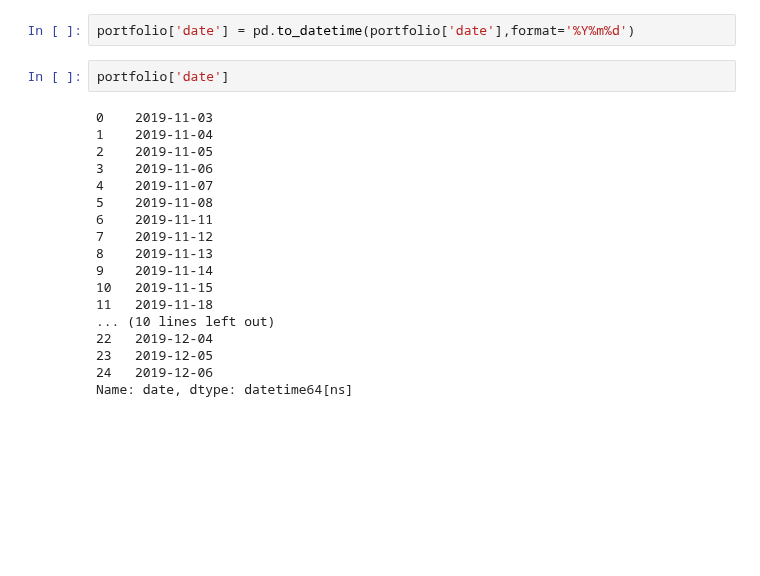
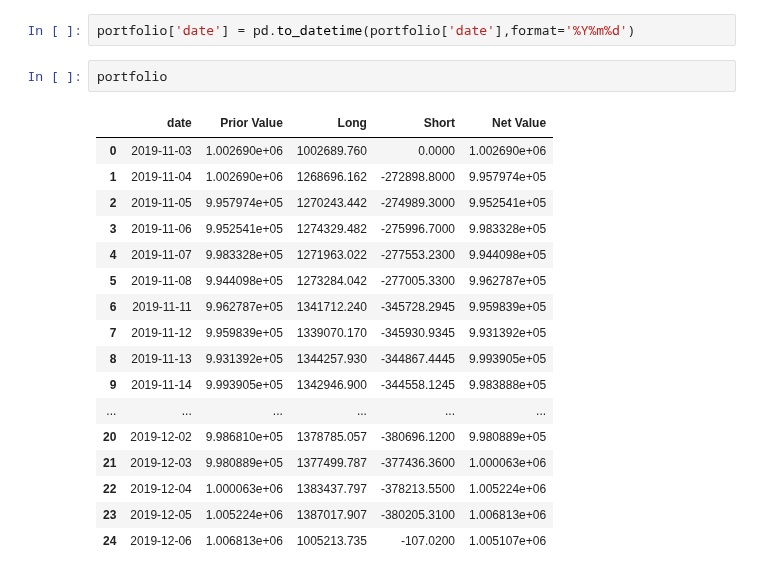
Before and after one commit to wuchenyu38/MA574_Portfolio-Valuation-and-Risk-Management, a Jupyter notebook: src/report.ipynb, the cells around one changed output. Saved outputs shown, nothing was run; the diff lists cells and outputs as text; blank space fills up the shorter version.

```diff
--- a/src/report.ipynb
+++ b/src/report.ipynb
@@ -38,25 +38,25 @@ filecsv_list
 # %%
 portfolio['date'] = pd.to_datetime(portfolio['date'],format='%Y%m%d')
 # %%
-portfolio['date']
+portfolio
 # %% [output]
-0    2019-11-03
-1    2019-11-04
-2    2019-11-05
-3    2019-11-06
-4    2019-11-07
-5    2019-11-08
-6    2019-11-11
-7    2019-11-12
-8    2019-11-13
-9    2019-11-14
-10   2019-11-15
-11   2019-11-18
-... (10 lines left out)
-22   2019-12-04
-23   2019-12-05
-24   2019-12-06
-Name: date, dtype: datetime64[ns]
+|  | date | Prior Value | Long | Short | Net Value |
+| 0 | 2019-11-03 | 1.002690e+06 | 1002689.760 | 0.0000 | 1.002690e+06 |
+| 1 | 2019-11-04 | 1.002690e+06 | 1268696.162 | -272898.8000 | 9.957974e+05 |
+| 2 | 2019-11-05 | 9.957974e+05 | 1270243.442 | -274989.3000 | 9.952541e+05 |
+| 3 | 2019-11-06 | 9.952541e+05 | 1274329.482 | -275996.7000 | 9.983328e+05 |
+| 4 | 2019-11-07 | 9.983328e+05 | 1271963.022 | -277553.2300 | 9.944098e+05 |
+| 5 | 2019-11-08 | 9.944098e+05 | 1273284.042 | -277005.3300 | 9.962787e+05 |
+| 6 | 2019-11-11 | 9.962787e+05 | 1341712.240 | -345728.2945 | 9.959839e+05 |
+| 7 | 2019-11-12 | 9.959839e+05 | 1339070.170 | -345930.9345 | 9.931392e+05 |
+| 8 | 2019-11-13 | 9.931392e+05 | 1344257.930 | -344867.4445 | 9.993905e+05 |
+| 9 | 2019-11-14 | 9.993905e+05 | 1342946.900 | -344558.1245 | 9.983888e+05 |
+| ... | ... | ... | ... | ... | ... |
+| 20 | 2019-12-02 | 9.986810e+05 | 1378785.057 | -380696.1200 | 9.980889e+05 |
+| 21 | 2019-12-03 | 9.980889e+05 | 1377499.787 | -377436.3600 | 1.000063e+06 |
+| 22 | 2019-12-04 | 1.000063e+06 | 1383437.797 | -378213.5500 | 1.005224e+06 |
+| 23 | 2019-12-05 | 1.005224e+06 | 1387017.907 | -380205.3100 | 1.006813e+06 |
+| 24 | 2019-12-06 | 1.006813e+06 | 1005213.735 | -107.0200 | 1.005107e+06 |
 # %%
 plt.plot(portfolio['date'],portfolio['Net Value'],color = 'b')
 plt.xticks(rotation=90)
```
Also changed, not shown: parts of 6 cells of this notebook.
